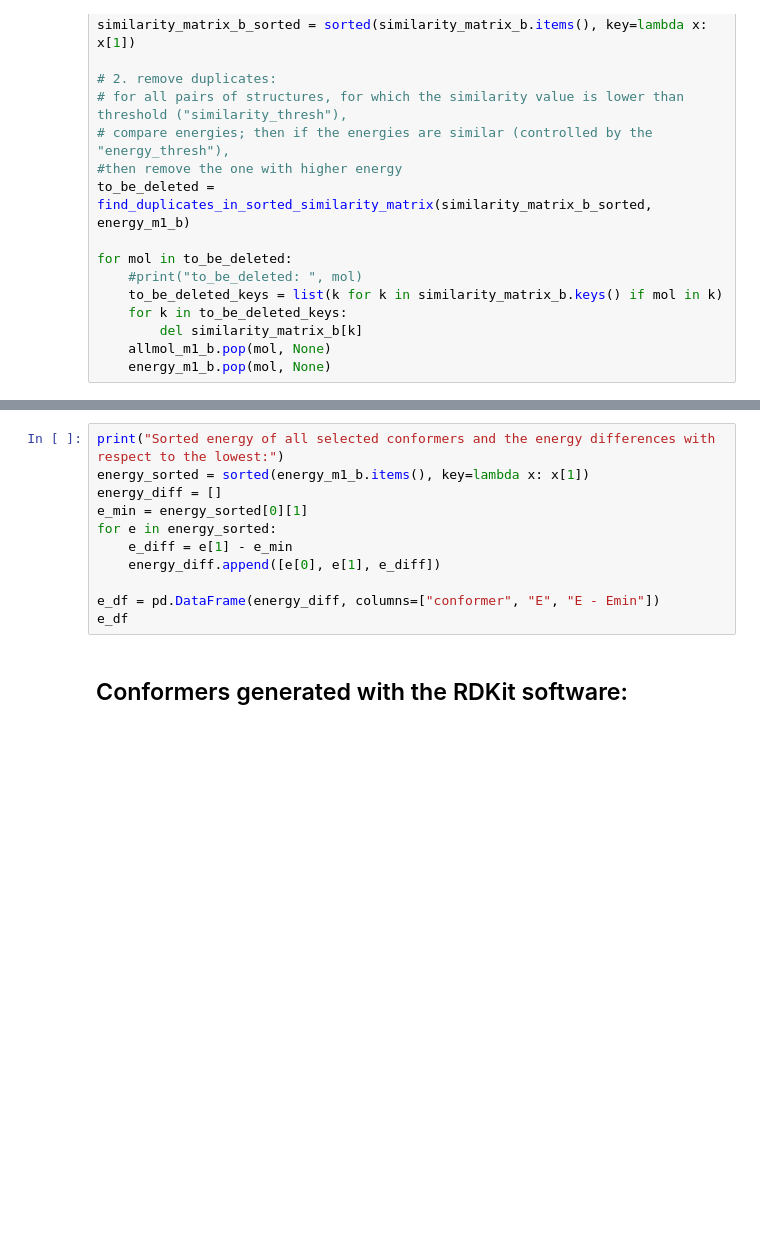
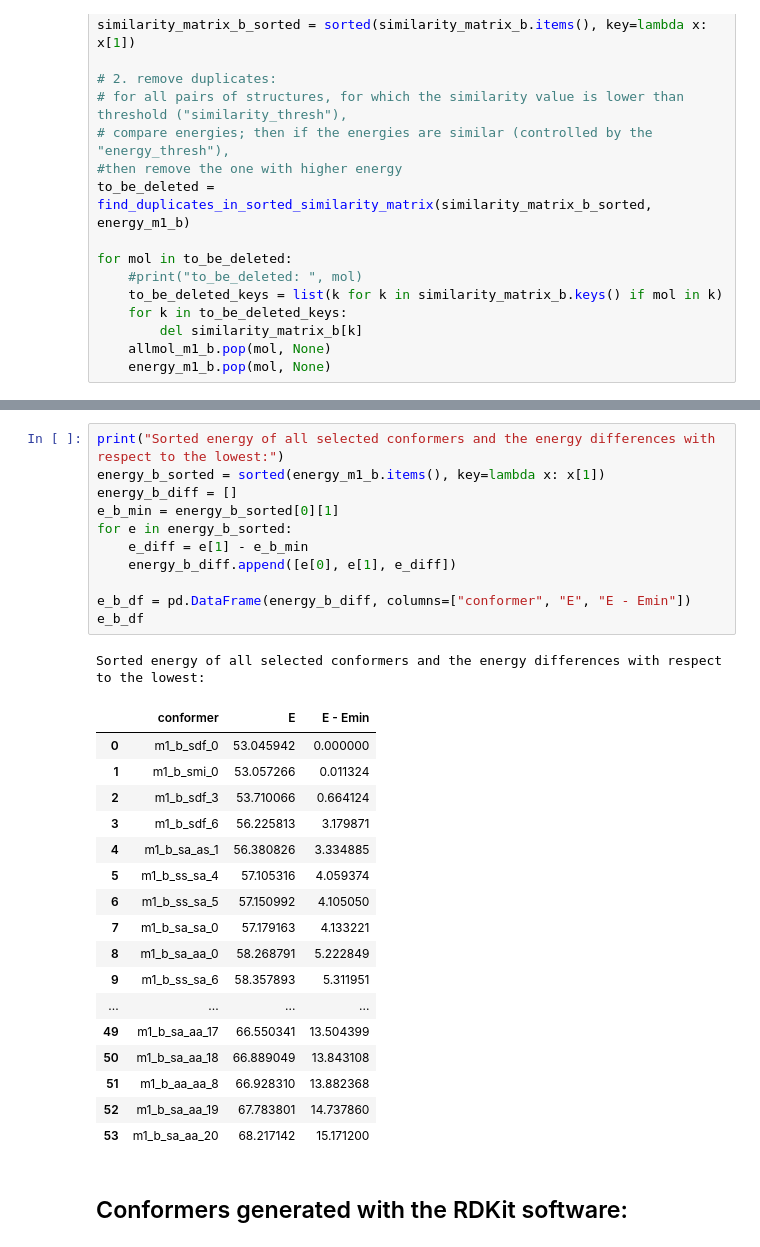
Before and after one commit to gosiao/icho-notebooks, a Jupyter notebook: conformers_m1.ipynb, the cells around one changed output, grey strips where cells are left out. Cells and saved outputs as stored; diff of their text form; blank space fills up the shorter version.

```diff
--- a/conformers_m1.ipynb
+++ b/conformers_m1.ipynb
@@ -298,14 +313,33 @@ p_b.show()
 # %%
 print("Sorted energy of all selected conformers and the energy differences with respect to the lowest:")
-energy_sorted = sorted(energy_m1_b.items(), key=lambda x: x[1])
-energy_diff = []
-e_min = energy_sorted[0][1]
-for e in energy_sorted:
-    e_diff = e[1] - e_min
-    energy_diff.append([e[0], e[1], e_diff])
+energy_b_sorted = sorted(energy_m1_b.items(), key=lambda x: x[1])
+energy_b_diff = []
+e_b_min = energy_b_sorted[0][1]
+for e in energy_b_sorted:
+    e_diff = e[1] - e_b_min
+    energy_b_diff.append([e[0], e[1], e_diff])
 
-e_df = pd.DataFrame(energy_diff, columns=["conformer", "E", "E - Emin"])
-e_df
+e_b_df = pd.DataFrame(energy_b_diff, columns=["conformer", "E", "E - Emin"])
+e_b_df
+# %% [output]
+Sorted energy of all selected conformers and the energy differences with respect to the lowest:
+|  | conformer | E | E - Emin |
+| 0 | m1_b_sdf_0 | 53.045942 | 0.000000 |
+| 1 | m1_b_smi_0 | 53.057266 | 0.011324 |
+| 2 | m1_b_sdf_3 | 53.710066 | 0.664124 |
+| 3 | m1_b_sdf_6 | 56.225813 | 3.179871 |
+| 4 | m1_b_sa_as_1 | 56.380826 | 3.334885 |
+| 5 | m1_b_ss_sa_4 | 57.105316 | 4.059374 |
+| 6 | m1_b_ss_sa_5 | 57.150992 | 4.105050 |
+| 7 | m1_b_sa_sa_0 | 57.179163 | 4.133221 |
+| 8 | m1_b_sa_aa_0 | 58.268791 | 5.222849 |
+| 9 | m1_b_ss_sa_6 | 58.357893 | 5.311951 |
+| ... | ... | ... | ... |
+| 49 | m1_b_sa_aa_17 | 66.550341 | 13.504399 |
+| 50 | m1_b_sa_aa_18 | 66.889049 | 13.843108 |
+| 51 | m1_b_aa_aa_8 | 66.928310 | 13.882368 |
+| 52 | m1_b_sa_aa_19 | 67.783801 | 14.737860 |
+| 53 | m1_b_sa_aa_20 | 68.217142 | 15.171200 |
 # %% [markdown]
 ## Conformers generated with the RDKit software:
 # %% [markdown]
```
Also changed, not shown: parts of 12 cells of this notebook.
